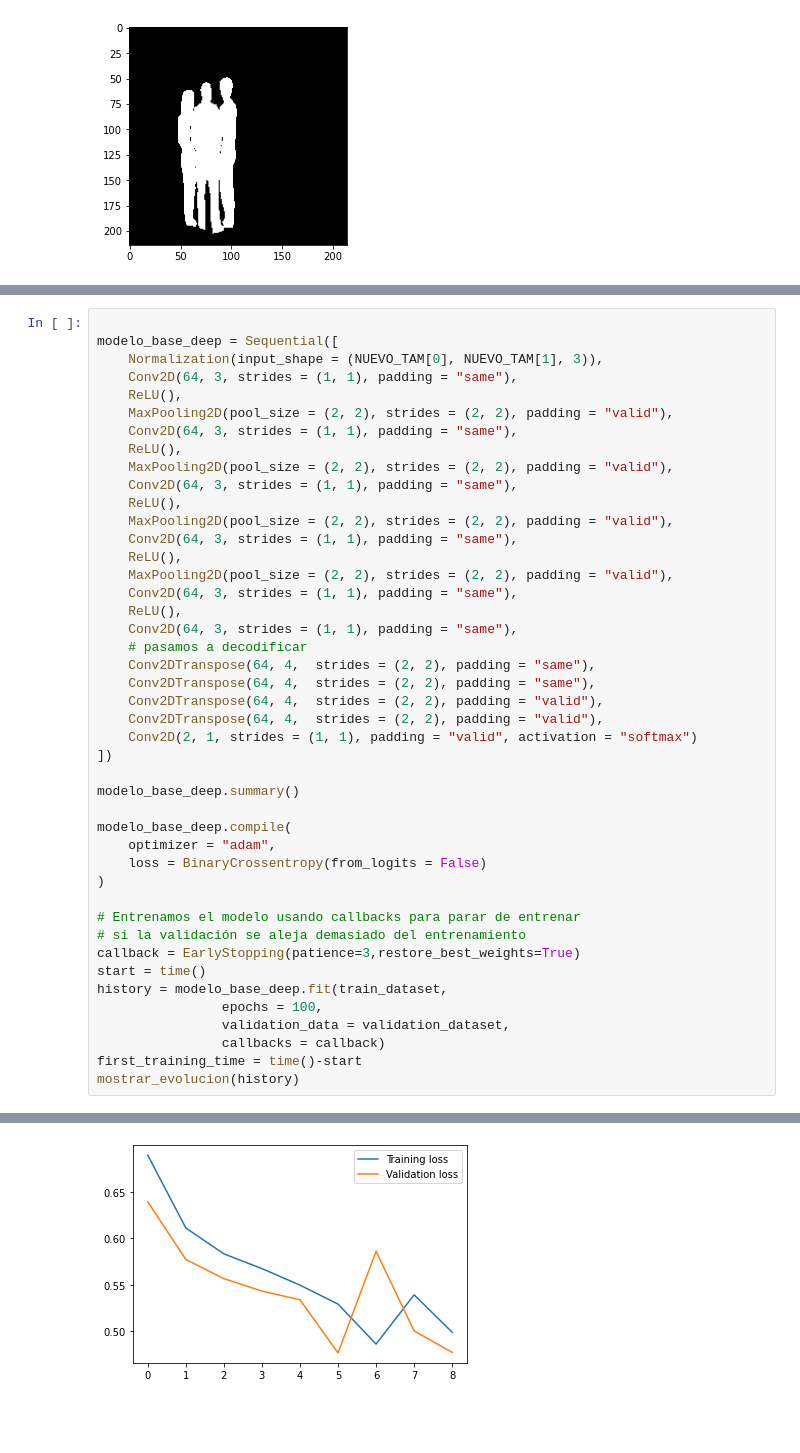
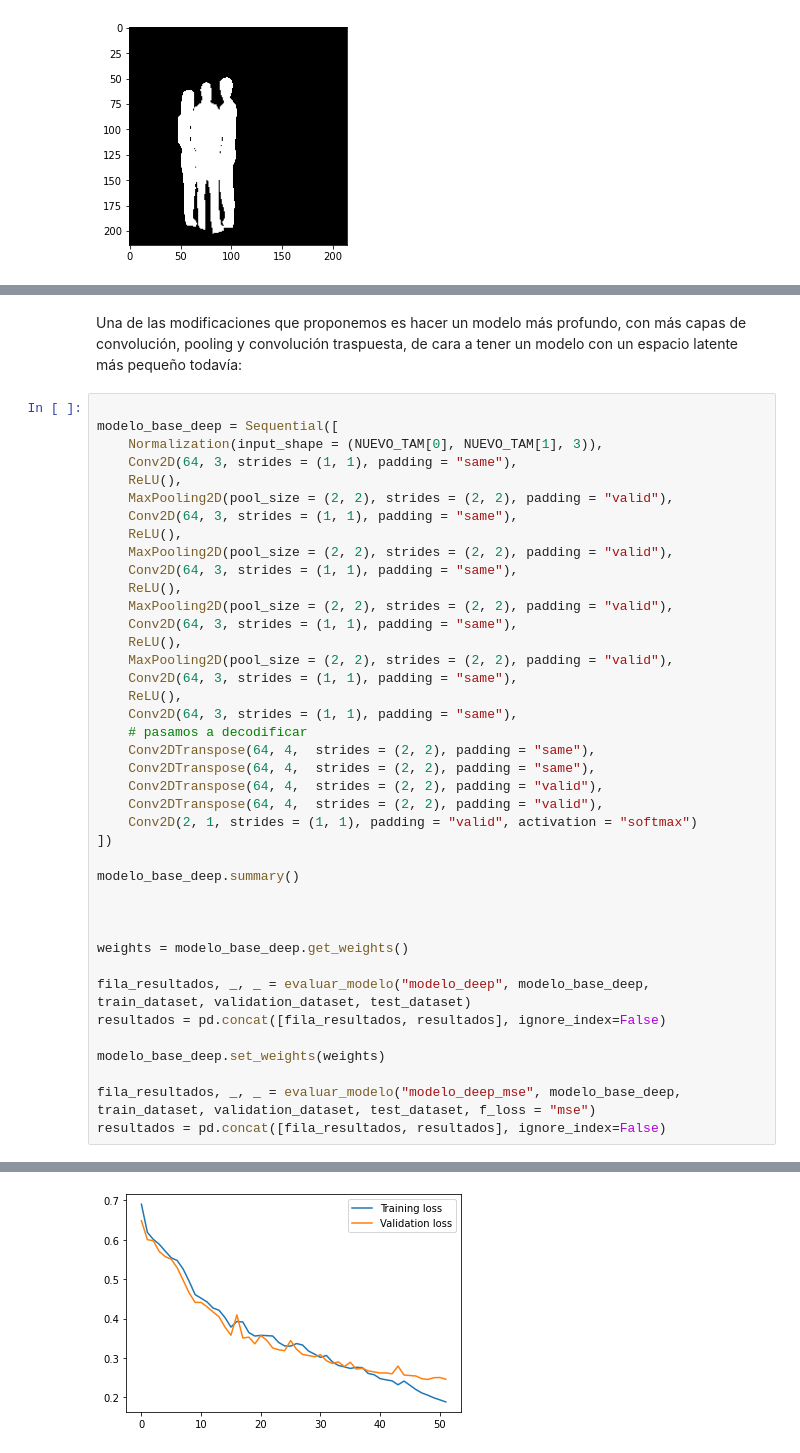
Before and after one commit to Juane99/VC_TEORIA_DATCOM, a Jupyter notebook: segmentation.ipynb, the cells around one changed output, grey strips where cells are left out. Cells and saved outputs as stored; diff of their text form; blank space fills up the shorter version.

```diff
--- a/segmentation.ipynb
+++ b/segmentation.ipynb
@@ -273,3 +320,5 @@ print(meanIoU.result().numpy())
+# %% [markdown]
+Una de las modificaciones que proponemos es hacer un modelo más profundo, con más capas de convolución, pooling y convolución traspuesta, de cara a tener un modelo con un espacio latente más pequeño todavía:
 # %%
 
 modelo_base_deep = Sequential([
@@ -299,21 +348,17 @@ modelo_base_deep = Sequential([
 
 modelo_base_deep.summary()
 
-modelo_base_deep.compile(
-    optimizer = "adam",
-    loss = BinaryCrossentropy(from_logits = False)
-)
 
-# Entrenamos el modelo usando callbacks para parar de entrenar
-# si la validación se aleja demasiado del entrenamiento
-callback = EarlyStopping(patience=3,restore_best_weights=True)
-start = time()
-history = modelo_base_deep.fit(train_dataset,
-                epochs = 100,
-                validation_data = validation_dataset,
-                callbacks = callback)
-first_training_time = time()-start
-mostrar_evolucion(history)
+
+weights = modelo_base_deep.get_weights()
+
+fila_resultados, _, _ = evaluar_modelo("modelo_deep", modelo_base_deep, train_dataset, validation_dataset, test_dataset)
+resultados = pd.concat([fila_resultados, resultados], ignore_index=False)
+
+modelo_base_deep.set_weights(weights)
+
+fila_resultados, _, _ = evaluar_modelo("modelo_deep_mse", modelo_base_deep, train_dataset, validation_dataset, test_dataset, f_loss = "mse")
+resultados = pd.concat([fila_resultados, resultados], ignore_index=False)
 # %% [output]
 Model: "sequential_1"
 _________________________________________________________________
@@ -335 +380 @@ Epoch 9/100
-[figure, old version]
+[figure, new version]
```
Also changed, not shown: parts of 31 cells of this notebook.
